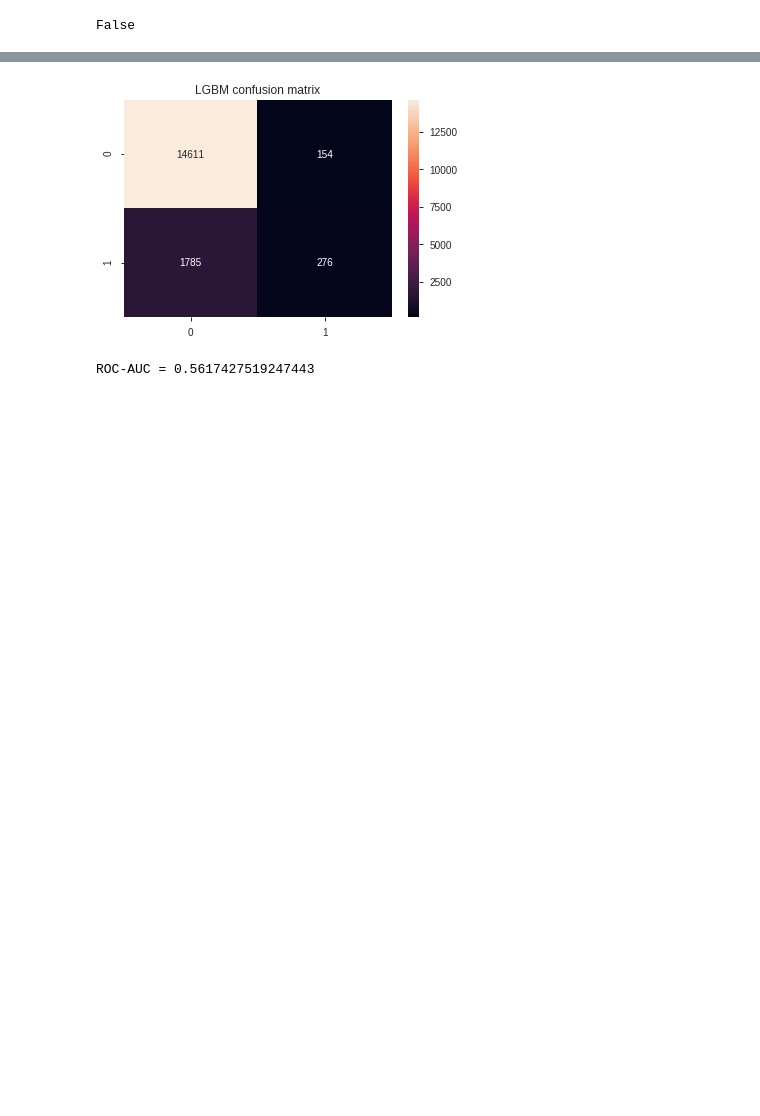
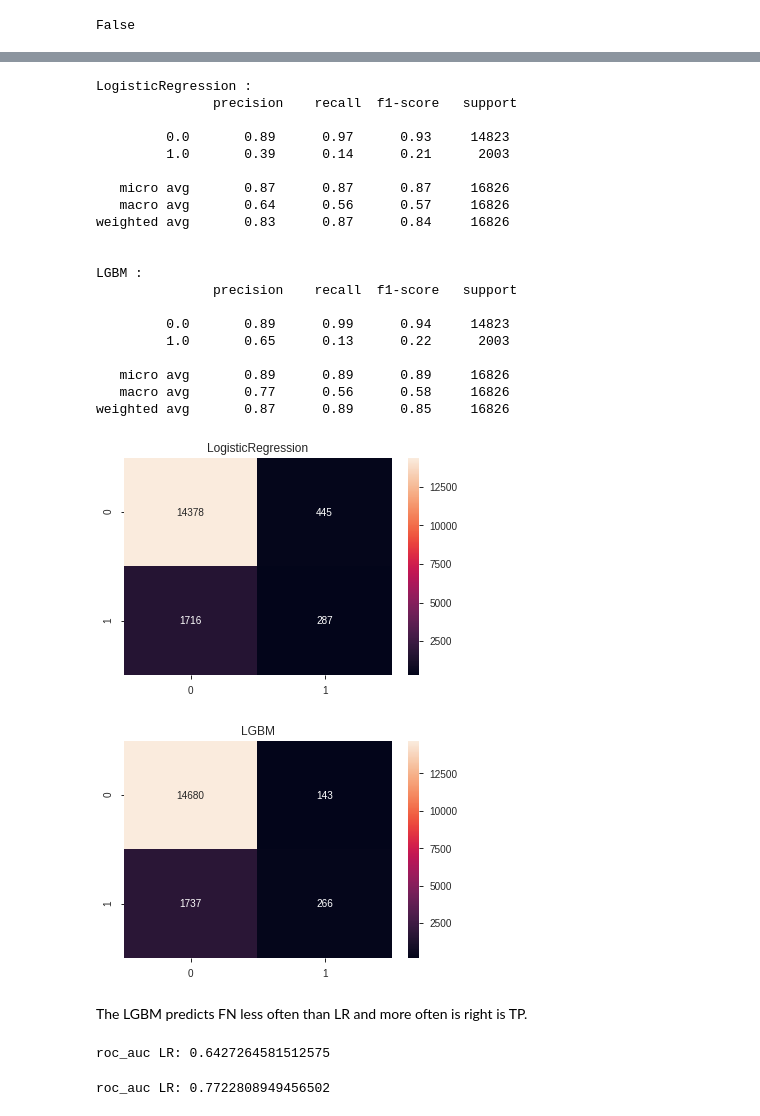
Before and after one commit to maximenkooo/JSPrediction, a Jupyter notebook: JS.ipynb, the cells around one changed output, grey strips where cells are left out. Drawn from its saved outputs; the diff is of its cells as text; code cells hidden in the pictures; blank space fills up the shorter version.

```diff
--- a/JS.ipynb
+++ b/JS.ipynb
@@ -1129,7 +1213,8 @@ def make_prediction(data, w_0_feat,ind=True,clf=None):
 
     return y_pred,y_val
 # %%
-y_pred,y_val = make_prediction(df,w_0_feat)
+# predict values for data without label
+y_pred,y_val = my_cross_validation(df,w_0_feat)
 train = df.loc[ind]
 ind_val = df[df.dep_var.isna() == True].index
 valid = df.loc[ind_val]
@@ -1171,5 +1274,17 @@ def make_pred(X,y,model):
 # %%
 def plot_conf_matrix(y_pred,y_test,title):
+    """
+    Method of plotting confusion matrix diagram
+
+    Parameters
+    ----------
+    y_pred : pd.Series
+        prediction labels
+    y_test : pd.Series
+        test labels
+    title : str
+        The string which will written under the diagram
+    """
     plt.figure()
     grad_ens_conf_matrix = confusion_matrix(y_test, y_pred)
     sns.heatmap(grad_ens_conf_matrix, annot=True,  fmt='')
@@ -1181,9 +1291,0 @@ y_pred,y_test = make_prediction(data,w_0_feat,False)
-# %%
-plot_conf_matrix(y_pred,y_test,'LGBM confusion matrix')
-# %% [output]
-[figure, removed]
-# %%
-roc_auc = roc_auc_score(y_test,y_pred)
-print('ROC-AUC =',roc_auc)
-# %% [output]
-ROC-AUC = 0.5617427519247443
@@ -1192,0 +1292,53 @@ roc_auc = auc(fpr, tpr)
+# %%
+# Spot Check Algorithms
+data = df_full
+outputs_model = {}
+elected_models = []
+elected_models.append(('LogisticRegression', LogisticRegression(C=0.6)))
+elected_models.append(('LGBM',LGBMClassifier(n_estimators=30,max_depth=4)))
+for name,model in elected_models:
+    y_pred_,y_true_ = my_cross_validation(data,w_0_feat,False,clf=model)
+    print(name,':\n {}\n'.format(classification_report(y_true_, y_pred_)))
+    plot_conf_matrix(y_pred_,y_true_,name)
+    outputs_model[name] = (y_pred_,y_true_)
+# %% [output]
+LogisticRegression :
+               precision    recall  f1-score   support
+
+         0.0       0.89      0.97      0.93     14823
+         1.0       0.39      0.14      0.21      2003
+
+   micro avg       0.87      0.87      0.87     16826
+   macro avg       0.64      0.56      0.57     16826
+weighted avg       0.83      0.87      0.84     16826
+
+
+LGBM :
+               precision    recall  f1-score   support
+
+         0.0       0.89      0.99      0.94     14823
+         1.0       0.65      0.13      0.22      2003
+
+   micro avg       0.89      0.89      0.89     16826
+   macro avg       0.77      0.56      0.58     16826
+weighted avg       0.87      0.89      0.85     16826
+[figure, added]
+[figure, added]
+# %% [markdown]
+The LGBM predicts FN less often than LR and more often is right is TP.
+# %%
+# extract FPR and TPR
+fpr_lr, tpr_lr, threshold_lr = roc_curve(
+    outputs_model['LogisticRegression'][0],outputs_model['LogisticRegression'][1])
+roc_auc_lr = auc(fpr_lr, tpr_lr)
+print('roc_auc LR:', roc_auc_lr)
+# %% [output]
+roc_auc LR: 0.6427264581512575
+# %%
+# extract FPR and TPR
+fpr_lgbm, tpr_lgbm, threshold_lgbm = roc_curve(
+    outputs_model['LGBM'][0],outputs_model['LGBM'][1])
+roc_auc_lgbm = auc(fpr_lgbm, tpr_lgbm)
+print('roc_auc LR:', roc_auc_lgbm)
+# %% [output]
+roc_auc LR: 0.7722808949456502
```
Also changed, not shown: parts of 143 cells of this notebook.
